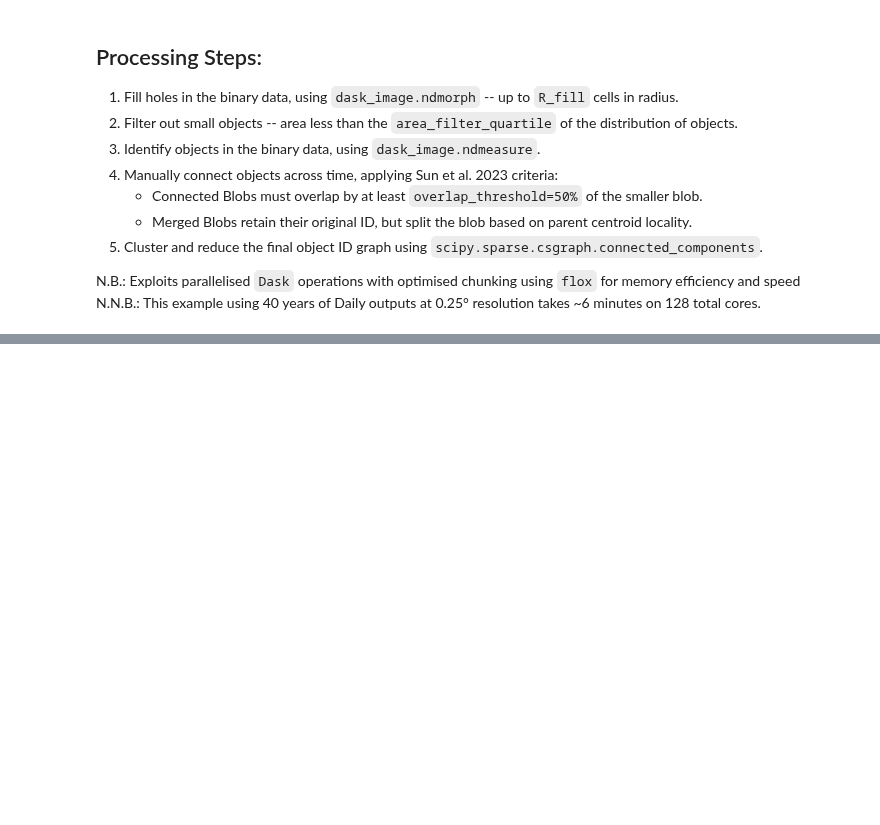
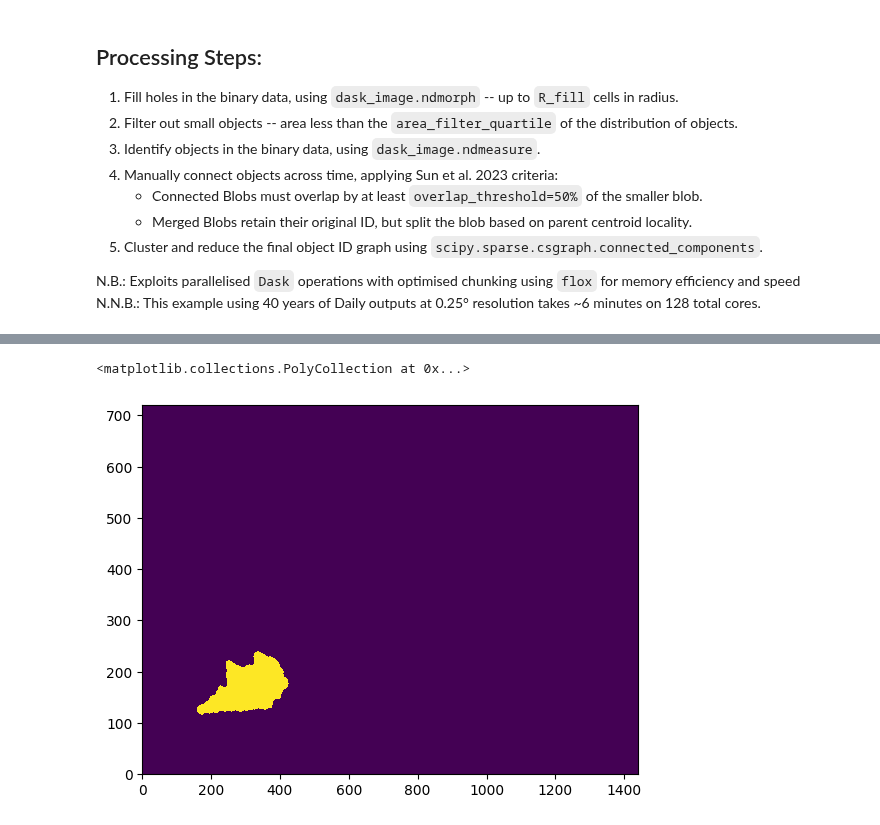
Before and after one commit to wienkers/spot_the_blOb, a Jupyter notebook: notebooks/02_id_track_events.ipynb, the cells around one changed output, grey strips where cells are left out. Saved outputs shown, nothing was run; the diff lists cells and outputs as text; code cells hidden in the pictures; blank space fills up the shorter version.

```diff
--- a/notebooks/02_id_track_events.ipynb
+++ b/notebooks/02_id_track_events.ipynb
@@ -189,0 +301,5 @@ plt.plot(ID_to_cluster_index_array == 1)
+# %%
+plt.pcolor(blob_id_time_m1 == 107)
+# %% [output]
+<matplotlib.collections.PolyCollection at 0x...>
+[figure, added]
```
Also changed, not shown: parts of 35 cells of this notebook, 1 other file.
